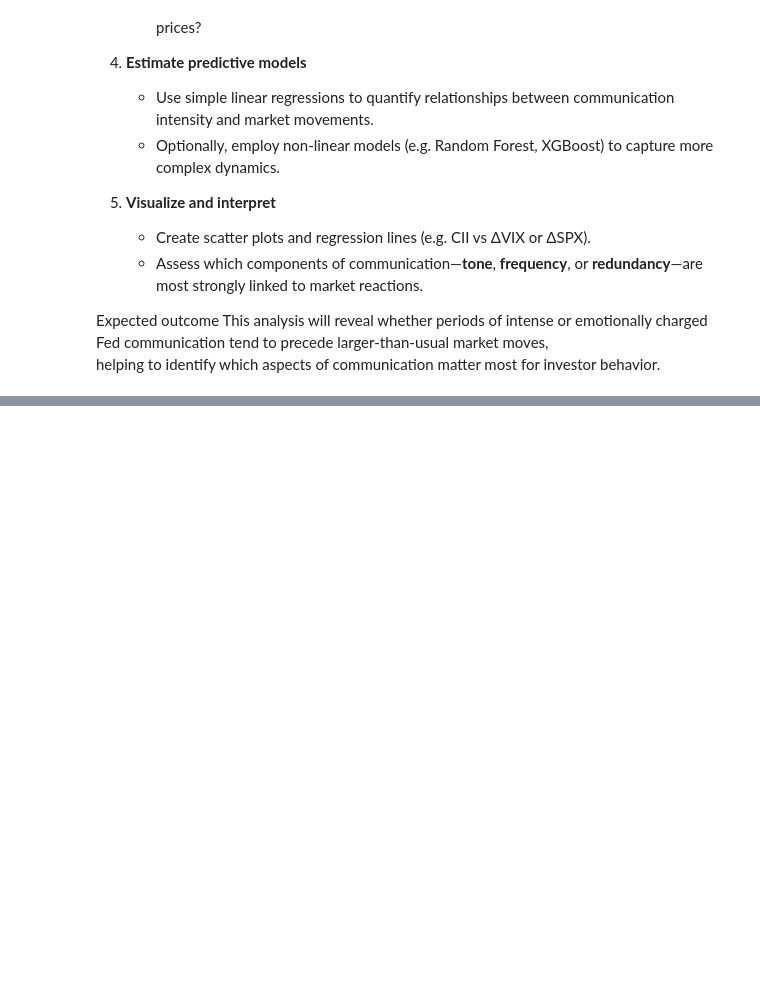
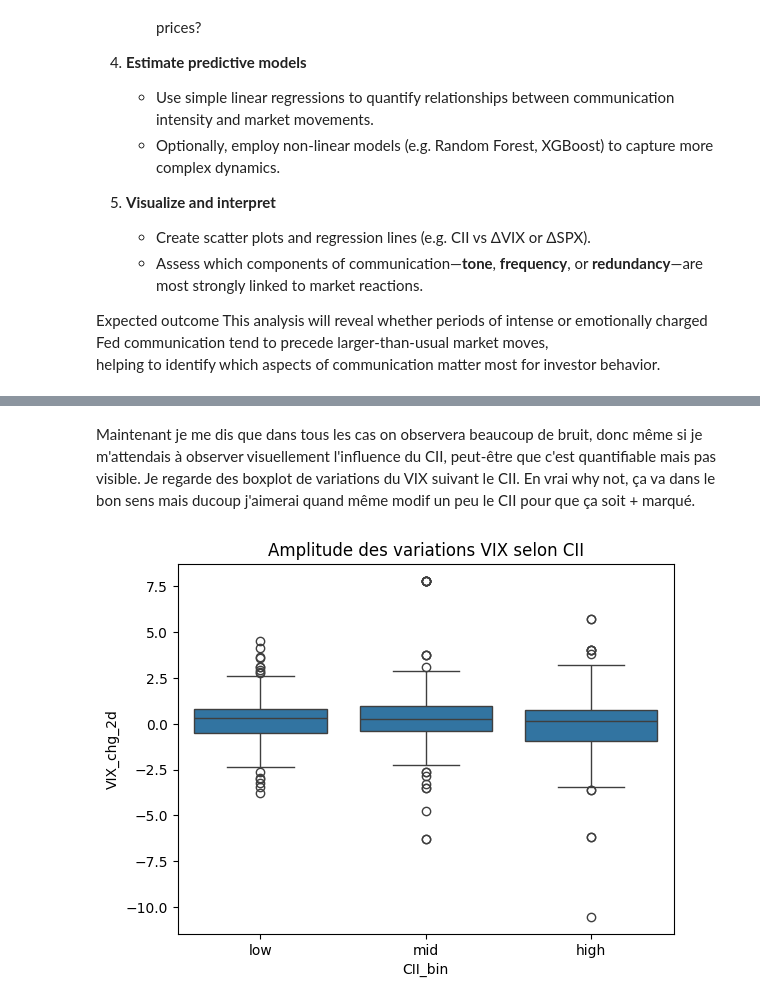
Before and after one commit to nonnen96/fed-communication-saturation, a Jupyter notebook: work.ipynb, the cells around one changed output, grey strips where cells are left out. Saved outputs shown, nothing was run; the diff lists cells and outputs as text; code cells hidden in the pictures; blank space fills up the shorter version.

```diff
--- a/work.ipynb
+++ b/work.ipynb
@@ -991,0 +911,24 @@ for m in market_vars:
+# %%
+import yfinance as yf
+
+# Définir les tickers
+tickers = {
+    "SPX": "^GSPC",
+    "VIX": "^VIX",
+    "TNX": "^TNX",
+    "DXY": "DX-Y.NYB"
+}
+
+# Télécharger les données quotidiennes
+start_date = df_merge["date"].min() - pd.Timedelta(days=7)
+end_date   = df_merge["date"].max() + pd.Timedelta(days=7)
+
+market_daily = yf.download(list(tickers.values()), start=start_date, end=end_date)['Close']
+market_daily.columns = list(tickers.keys())
+market_daily = market_daily.reset_index()
+market_daily['Date'] = pd.to_datetime(market_daily['Date'])
+
+# Calculer les rendements 1,2,3 jours
+for col in ["SPX","VIX","TNX","DXY"]:
+    for horizon in [1,2,3]:
+        market_daily[f"{col}_chg_{horizon}d"] = 100 * market_daily[col].pct_change(periods=horizon).shift(-horizon)
@@ -991,0 +978,10 @@ for m in market_vars:
+# %% [markdown]
+Maintenant je me dis que dans tous les cas on observera beaucoup de bruit, donc même si je m'attendais à observer visuellement l'influence du CII, peut-être que c'est quantifiable mais pas visible. Je regarde des boxplot de variations du VIX suivant le CII. En vrai why not, ça va dans le bon sens mais ducoup j'aimerai quand même modif un peu le CII pour que ça soit + marqué.
+# %%
+df_merge["CII_bin"] = pd.qcut(df_merge["CII"], q=3, labels=["low","mid","high"])
+
+sns.boxplot(data=df_merge, x="CII_bin", y="VIX_chg_2d")
+plt.title("Amplitude des variations VIX selon CII")
+plt.show()
+# %% [output]
+[figure, added]
```
Also changed, not shown: parts of 16 cells of this notebook.
